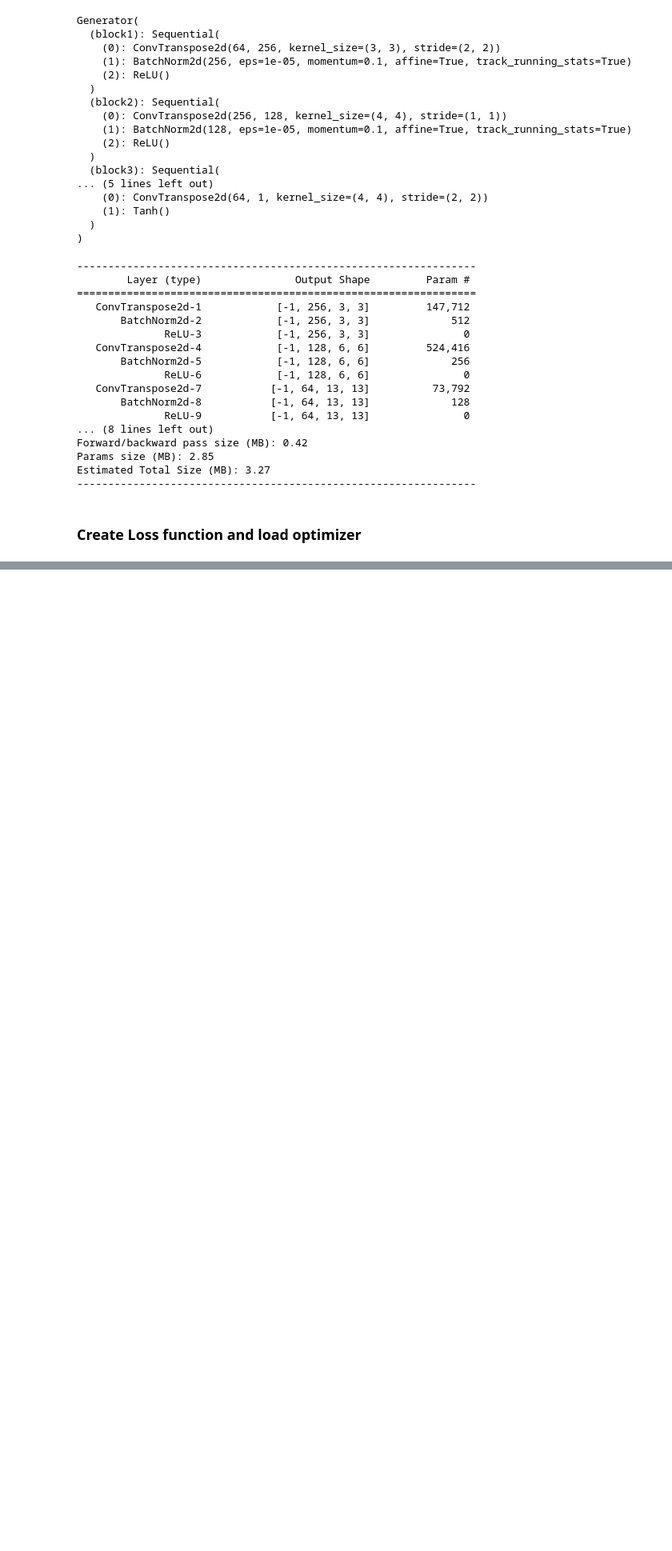
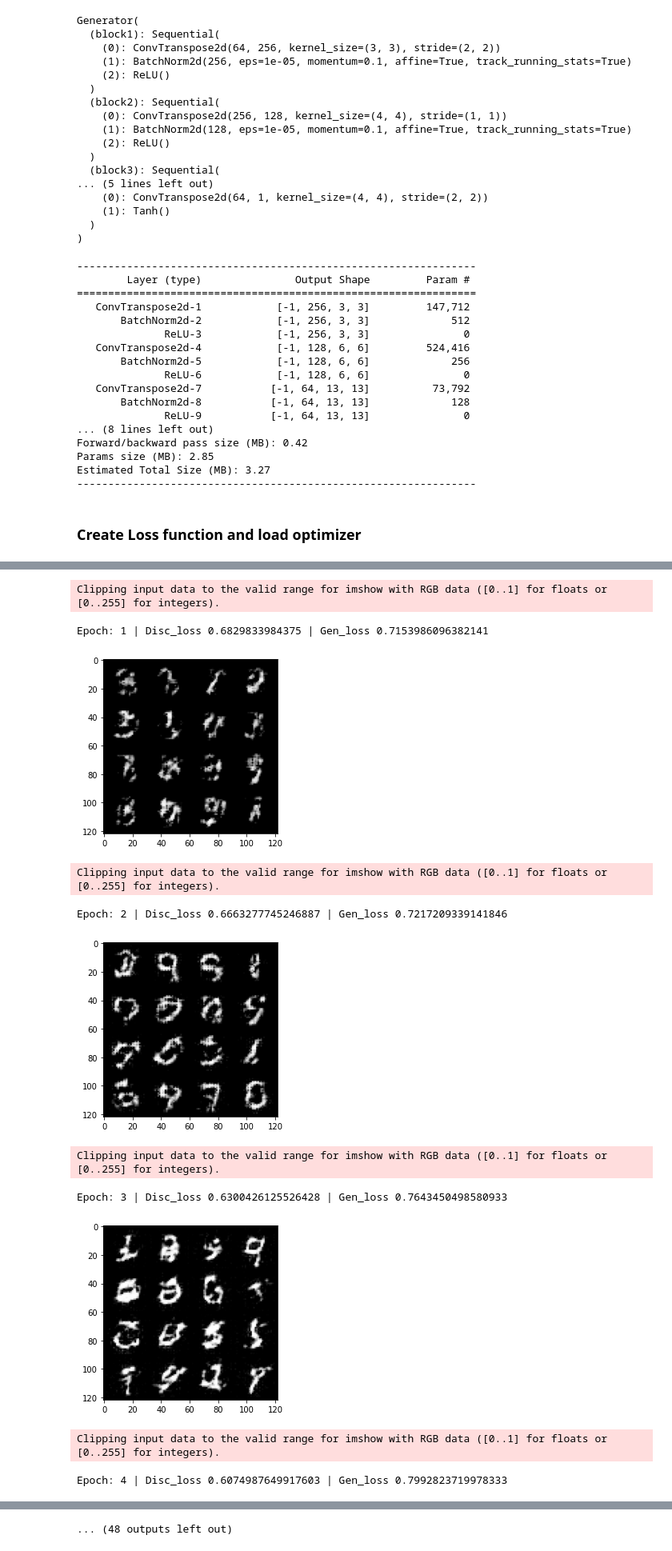
Before and after one commit to fernandocfbf/generative-adversarial-network, a Jupyter notebook: src/main.ipynb, the cells around one changed output, grey strips where cells are left out. Shown at 80% size. Saved outputs shown, nothing was run; the diff lists cells and outputs as text; code cells hidden in the pictures; blank space fills up the shorter version.

```diff
--- a/src/main.ipynb
+++ b/src/main.ipynb
@@ -169,0 +177,24 @@ generator_opt = torch.optim.Adam(
+# %%
+for i in range(EPOCHS):
+    discriminator.total_loss = 0
+    generator.total_loss = 0
+    for real_img, _ in tqdm(trainloader):
+        real_img = real_img.to(DEVICE)
+        discriminator.update(generator, BATCH_SIZE, NOISE_DIM, real_img)
+        gen_images = generator.update(discriminator, BATCH_SIZE, NOISE_DIM, real_img)
+    avg_disc_loss = discriminator.total_loss/len(trainloader)
+    avg_gen_loss = generator.total_loss/len(trainloader)
+    print("Epoch: {0} | Disc_loss {1} | Gen_loss {2}".format(i+1, avg_disc_loss, avg_gen_loss))
+    show_tensor_images(gen_images)
+# %% [output]
+Clipping input data to the valid range for imshow with RGB data ([0..1] for floats or [0..255] for integers).
+Epoch: 1 | Disc_loss 0.6829833984375 | Gen_loss 0.7153986096382141
+[figure, added]
+Clipping input data to the valid range for imshow with RGB data ([0..1] for floats or [0..255] for integers).
+Epoch: 2 | Disc_loss 0.6663277745246887 | Gen_loss 0.7217209339141846
+[figure, added]
+Clipping input data to the valid range for imshow with RGB data ([0..1] for floats or [0..255] for integers).
+Epoch: 3 | Disc_loss 0.6300426125526428 | Gen_loss 0.7643450498580933
+[figure, added]
+Clipping input data to the valid range for imshow with RGB data ([0..1] for floats or [0..255] for integers).
+Epoch: 4 | Disc_loss 0.6074987649917603 | Gen_loss 0.7992823719978333
@@ -169,0 +202 @@ generator_opt = torch.optim.Adam(
+... (48 outputs left out)
```
Also changed, not shown: parts of 10 cells of this notebook, 3 other files.
